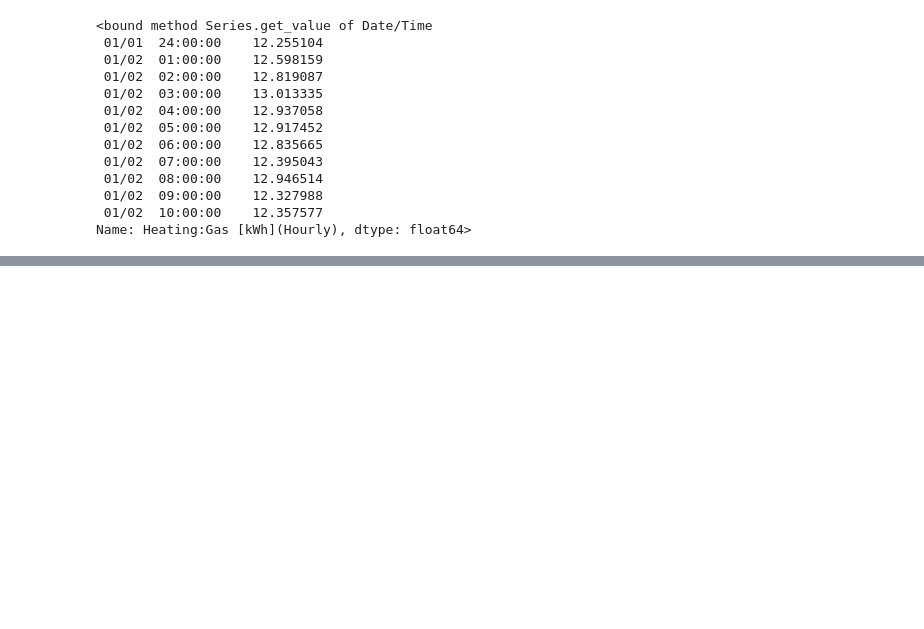
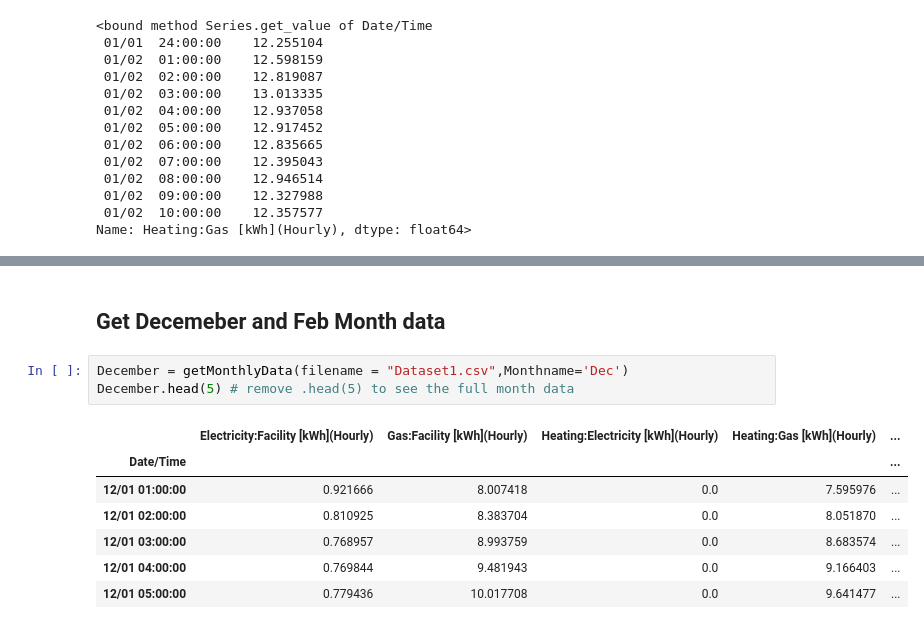
Before and after one commit to epratheeban/kallu_repo, a Jupyter notebook: Kallu_data.ipynb, the cells around one changed output, grey strips where cells are left out. Drawn from its saved outputs; the diff is of its cells as text; blank space fills up the shorter version.

```diff
--- a/Kallu_data.ipynb
+++ b/Kallu_data.ipynb
@@ -189,0 +326,13 @@ Name: Heating:Gas [kWh](Hourly), dtype: float64>
+# %% [markdown]
+## Get Decemeber and Feb Month data
+# %%
+December = getMonthlyData(filename = "Dataset1.csv",Monthname='Dec')
+December.head(5) # remove .head(5) to see the full month data
+# %% [output]
+|  | Electricity:Facility [kWh](Hourly) | Gas:Facility [kWh](Hourly) | Heating:Electricity [kWh](Hourly) | Heating:Gas [kWh](Hourly) | ... |
+| Date/Time |  |  |  |  | ... |
+| 12/01 01:00:00 | 0.921666 | 8.007418 | 0.0 | 7.595976 | ... |
+| 12/01 02:00:00 | 0.810925 | 8.383704 | 0.0 | 8.051870 | ... |
+| 12/01 03:00:00 | 0.768957 | 8.993759 | 0.0 | 8.683574 | ... |
+| 12/01 04:00:00 | 0.769844 | 9.481943 | 0.0 | 9.166403 | ... |
+| 12/01 05:00:00 | 0.779436 | 10.017708 | 0.0 | 9.641477 | ... |
```
Also changed, not shown: parts of 15 cells of this notebook.
